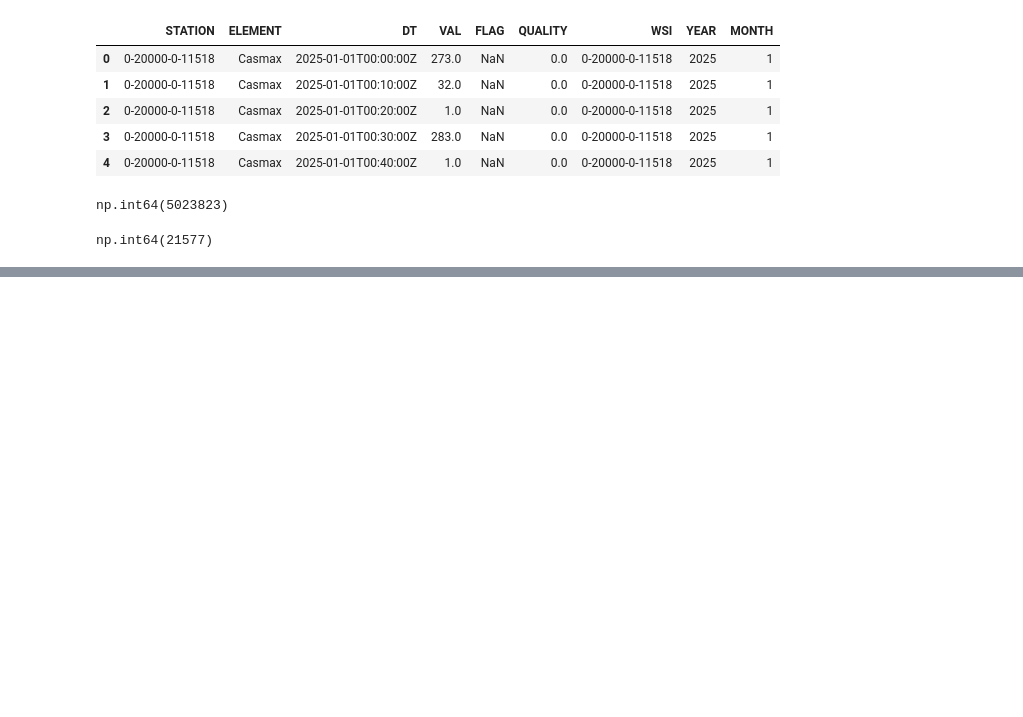
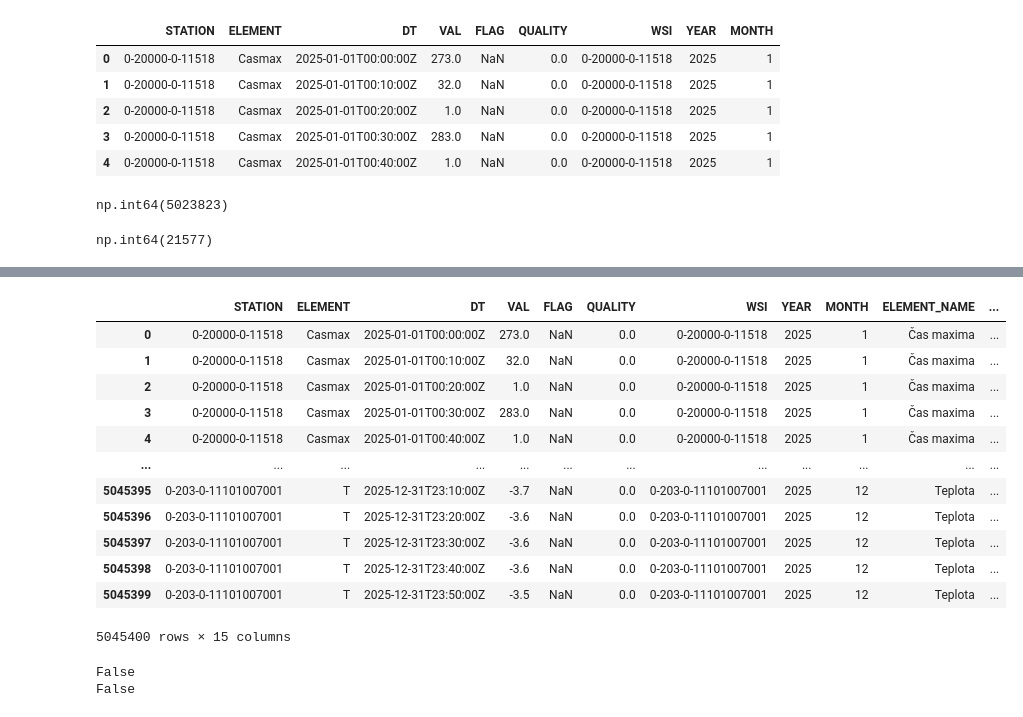
Before and after one commit to jayjay7788/Data-Processing-in-Python---Project, a Jupyter notebook: notebooks/data processing draft.ipynb, the cells around one changed output, grey strips where cells are left out. Saved outputs shown, nothing was run; the diff lists cells and outputs as text; code cells hidden in the pictures; blank space fills up the shorter version.

```diff
--- a/notebooks/data processing draft.ipynb
+++ b/notebooks/data processing draft.ipynb
@@ -130,0 +159,4 @@ df_weather['ELEMENT_NAME'] = df_weather['ELEMENT'].map(chmi_vars_dict)
+# %%
+### add metadata about stations
+
+stations_meta = pd.read_csv(os.path.join(data_dir, "chmi_stations_metadata.csv"))
@@ -130,0 +179,14 @@ df_weather['ELEMENT_NAME'] = df_weather['ELEMENT'].map(chmi_vars_dict)
+# %%
+stations_meta = stations_meta[stations_meta['WSI'].isin(wsi_dict)]
+
+stations_meta["END_DATE_DT"] = pd.to_datetime(stations_meta["END_DATE"], utc=True, errors="coerce")
+
+stations_meta = (
+    stations_meta.sort_values("END_DATE_DT")
+    .drop_duplicates(subset="WSI", keep="last")
+)
+
+now_utc = pd.Timestamp.now(tz="UTC")
+df_chmi_stat = df_chmi_stat[
+    (df_chmi_stat["END_DATE_DT"] >= now_utc)
+]
@@ -130,0 +207,33 @@ df_weather['ELEMENT_NAME'] = df_weather['ELEMENT'].map(chmi_vars_dict)
+# %%
+stations_sel = stations_meta[["WSI", "FULL_NAME", "ELEVATION", "GEOGR1", "GEOGR2"]].copy()
+stations_sel = stations_sel.rename(columns={
+    "GEOGR1": "LON",
+    "GEOGR2": "LAT"
+})
+
+df_weather["WSI"] = df_weather["WSI"].astype(str)
+stations_sel["WSI"] = stations_sel["WSI"].astype(str)
+# %%
+df_weather_ext = df_weather.merge(stations_sel, on="WSI", how="left")
+# %%
+df_weather_ext
+# %% [output]
+|  | STATION | ELEMENT | DT | VAL | FLAG | QUALITY | WSI | YEAR | MONTH | ELEMENT_NAME | ... |
+| 0 | 0-20000-0-11518 | Casmax | 2025-01-01T00:00:00Z | 273.0 | NaN | 0.0 | 0-20000-0-11518 | 2025 | 1 | Čas maxima | ... |
+| 1 | 0-20000-0-11518 | Casmax | 2025-01-01T00:10:00Z | 32.0 | NaN | 0.0 | 0-20000-0-11518 | 2025 | 1 | Čas maxima | ... |
+| 2 | 0-20000-0-11518 | Casmax | 2025-01-01T00:20:00Z | 1.0 | NaN | 0.0 | 0-20000-0-11518 | 2025 | 1 | Čas maxima | ... |
+| 3 | 0-20000-0-11518 | Casmax | 2025-01-01T00:30:00Z | 283.0 | NaN | 0.0 | 0-20000-0-11518 | 2025 | 1 | Čas maxima | ... |
+| 4 | 0-20000-0-11518 | Casmax | 2025-01-01T00:40:00Z | 1.0 | NaN | 0.0 | 0-20000-0-11518 | 2025 | 1 | Čas maxima | ... |
+| ... | ... | ... | ... | ... | ... | ... | ... | ... | ... | ... | ... |
+| 5045395 | 0-203-0-11101007001 | T | 2025-12-31T23:10:00Z | -3.7 | NaN | 0.0 | 0-203-0-11101007001 | 2025 | 12 | Teplota | ... |
+| 5045396 | 0-203-0-11101007001 | T | 2025-12-31T23:20:00Z | -3.6 | NaN | 0.0 | 0-203-0-11101007001 | 2025 | 12 | Teplota | ... |
+| 5045397 | 0-203-0-11101007001 | T | 2025-12-31T23:30:00Z | -3.6 | NaN | 0.0 | 0-203-0-11101007001 | 2025 | 12 | Teplota | ... |
+| 5045398 | 0-203-0-11101007001 | T | 2025-12-31T23:40:00Z | -3.6 | NaN | 0.0 | 0-203-0-11101007001 | 2025 | 12 | Teplota | ... |
+| 5045399 | 0-203-0-11101007001 | T | 2025-12-31T23:50:00Z | -3.5 | NaN | 0.0 | 0-203-0-11101007001 | 2025 | 12 | Teplota | ... |
+5045400 rows × 15 columns
+# %%
+print((df_weather_ext["FULL_NAME"] != df_weather_ext["WSI_NAME"]).any())
+print((df_weather_ext["WSI"] != df_weather_ext["STATION"]).any())
+# %% [output]
+False
+False
```
Also changed, not shown: parts of 16 cells of this notebook.
